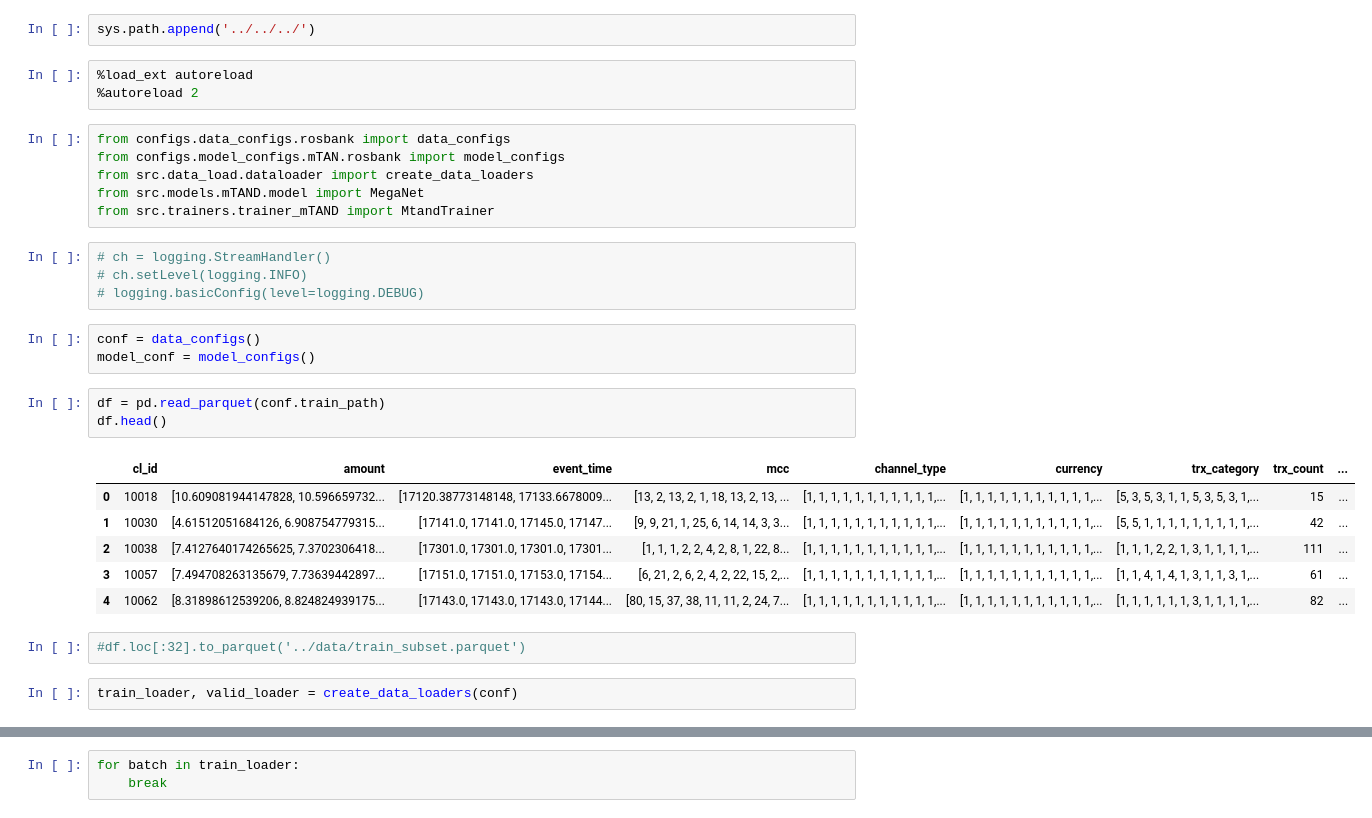
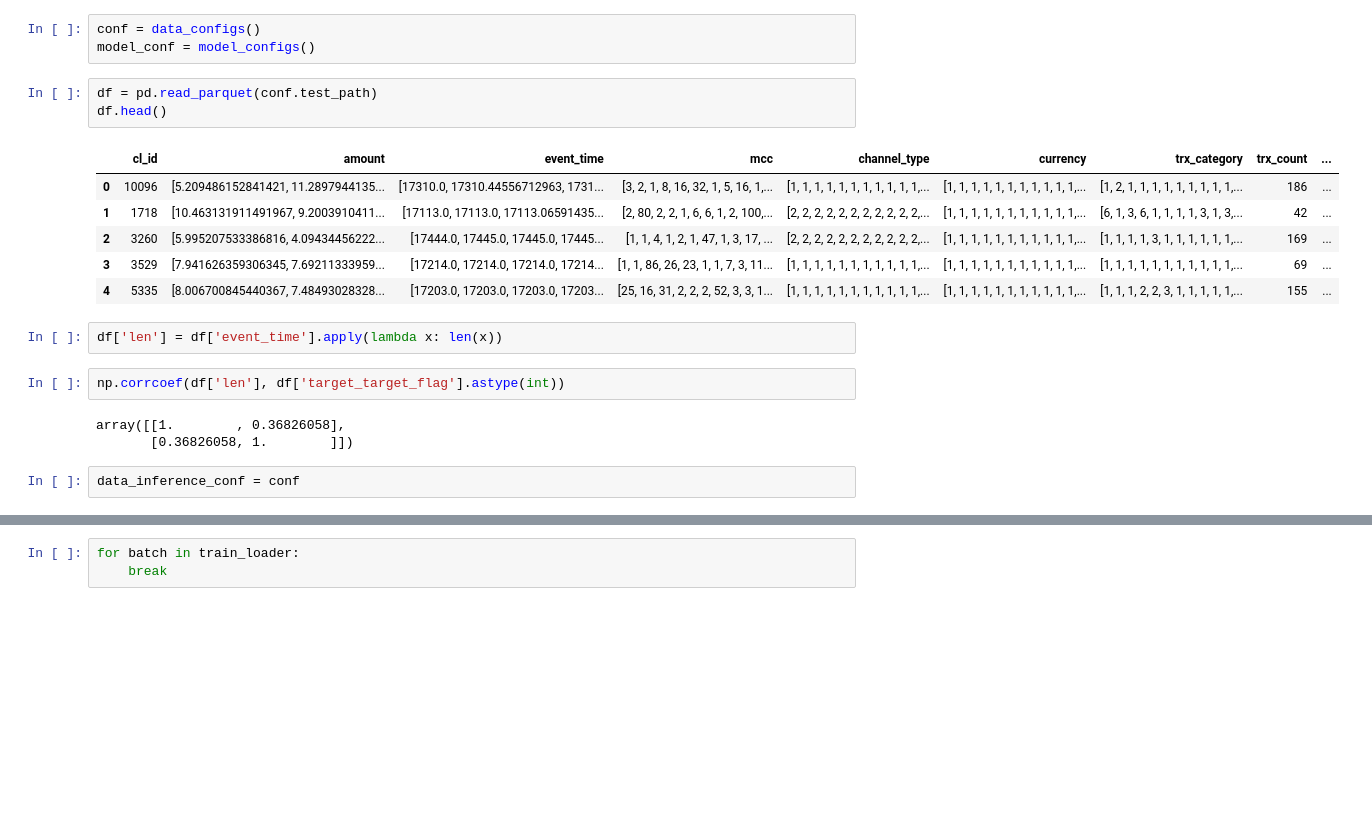
Before and after one commit to VityaVitalich/MLEM, a Jupyter notebook: experiments/rosbank/notebooks/testing.ipynb, the cells around one changed output, grey strips where cells are left out. Saved outputs shown, nothing was run; the diff lists cells and outputs as text; blank space fills up the shorter version.

Commit message:
Better loader, better configs, mtand updates

```diff
--- a/experiments/rosbank/notebooks/testing.ipynb
+++ b/experiments/rosbank/notebooks/testing.ipynb
@@ -17,32 +41,22 @@ import matplotlib.pyplot as plt
-# %%
-sys.path.append('../../../')
-# %%
-%load_ext autoreload
-%autoreload 2
-# %%
-from configs.data_configs.rosbank import data_configs
-from configs.model_configs.mTAN.rosbank import model_configs
-from src.data_load.dataloader import create_data_loaders
-from src.models.mTAND.model import MegaNet
-from src.trainers.trainer_mTAND import MtandTrainer
-# %%
-# ch = logging.StreamHandler()
-# ch.setLevel(logging.INFO)
-# logging.basicConfig(level=logging.DEBUG)
 # %%
 conf = data_configs()
 model_conf = model_configs()
 # %%
-df = pd.read_parquet(conf.train_path)
+df = pd.read_parquet(conf.test_path)
 df.head()
 # %% [output]
 |  | cl_id | amount | event_time | mcc | channel_type | currency | trx_category | trx_count | ... |
-| 0 | 10018 | [10.609081944147828, 10.596659732... | [17120.38773148148, 17133.6678009... | [13, 2, 13, 2, 1, 18, 13, 2, 13, ... | [1, 1, 1, 1, 1, 1, 1, 1, 1, 1, 1,... | [1, 1, 1, 1, 1, 1, 1, 1, 1, 1, 1,... | [5, 3, 5, 3, 1, 1, 5, 3, 5, 3, 1,... | 15 | ... |
-| 1 | 10030 | [4.61512051684126, 6.908754779315... | [17141.0, 17141.0, 17145.0, 17147... | [9, 9, 21, 1, 25, 6, 14, 14, 3, 3... | [1, 1, 1, 1, 1, 1, 1, 1, 1, 1, 1,... | [1, 1, 1, 1, 1, 1, 1, 1, 1, 1, 1,... | [5, 5, 1, 1, 1, 1, 1, 1, 1, 1, 1,... | 42 | ... |
-| 2 | 10038 | [7.4127640174265625, 7.3702306418... | [17301.0, 17301.0, 17301.0, 17301... | [1, 1, 1, 2, 2, 4, 2, 8, 1, 22, 8... | [1, 1, 1, 1, 1, 1, 1, 1, 1, 1, 1,... | [1, 1, 1, 1, 1, 1, 1, 1, 1, 1, 1,... | [1, 1, 1, 2, 2, 1, 3, 1, 1, 1, 1,... | 111 | ... |
-| 3 | 10057 | [7.494708263135679, 7.73639442897... | [17151.0, 17151.0, 17153.0, 17154... | [6, 21, 2, 6, 2, 4, 2, 22, 15, 2,... | [1, 1, 1, 1, 1, 1, 1, 1, 1, 1, 1,... | [1, 1, 1, 1, 1, 1, 1, 1, 1, 1, 1,... | [1, 1, 4, 1, 4, 1, 3, 1, 1, 3, 1,... | 61 | ... |
-| 4 | 10062 | [8.31898612539206, 8.824824939175... | [17143.0, 17143.0, 17143.0, 17144... | [80, 15, 37, 38, 11, 11, 2, 24, 7... | [1, 1, 1, 1, 1, 1, 1, 1, 1, 1, 1,... | [1, 1, 1, 1, 1, 1, 1, 1, 1, 1, 1,... | [1, 1, 1, 1, 1, 1, 3, 1, 1, 1, 1,... | 82 | ... |
+| 0 | 10096 | [5.209486152841421, 11.2897944135... | [17310.0, 17310.44556712963, 1731... | [3, 2, 1, 8, 16, 32, 1, 5, 16, 1,... | [1, 1, 1, 1, 1, 1, 1, 1, 1, 1, 1,... | [1, 1, 1, 1, 1, 1, 1, 1, 1, 1, 1,... | [1, 2, 1, 1, 1, 1, 1, 1, 1, 1, 1,... | 186 | ... |
+| 1 | 1718 | [10.463131911491967, 9.2003910411... | [17113.0, 17113.0, 17113.06591435... | [2, 80, 2, 2, 1, 6, 6, 1, 2, 100,... | [2, 2, 2, 2, 2, 2, 2, 2, 2, 2, 2,... | [1, 1, 1, 1, 1, 1, 1, 1, 1, 1, 1,... | [6, 1, 3, 6, 1, 1, 1, 1, 3, 1, 3,... | 42 | ... |
+| 2 | 3260 | [5.995207533386816, 4.09434456222... | [17444.0, 17445.0, 17445.0, 17445... | [1, 1, 4, 1, 2, 1, 47, 1, 3, 17, ... | [2, 2, 2, 2, 2, 2, 2, 2, 2, 2, 2,... | [1, 1, 1, 1, 1, 1, 1, 1, 1, 1, 1,... | [1, 1, 1, 1, 3, 1, 1, 1, 1, 1, 1,... | 169 | ... |
+| 3 | 3529 | [7.941626359306345, 7.69211333959... | [17214.0, 17214.0, 17214.0, 17214... | [1, 1, 86, 26, 23, 1, 1, 7, 3, 11... | [1, 1, 1, 1, 1, 1, 1, 1, 1, 1, 1,... | [1, 1, 1, 1, 1, 1, 1, 1, 1, 1, 1,... | [1, 1, 1, 1, 1, 1, 1, 1, 1, 1, 1,... | 69 | ... |
+| 4 | 5335 | [8.006700845440367, 7.48493028328... | [17203.0, 17203.0, 17203.0, 17203... | [25, 16, 31, 2, 2, 2, 52, 3, 3, 1... | [1, 1, 1, 1, 1, 1, 1, 1, 1, 1, 1,... | [1, 1, 1, 1, 1, 1, 1, 1, 1, 1, 1,... | [1, 1, 1, 2, 2, 3, 1, 1, 1, 1, 1,... | 155 | ... |
-# %%
-#df.loc[:32].to_parquet('../data/train_subset.parquet')
-# %%
-train_loader, valid_loader = create_data_loaders(conf)
+# %%
+df['len'] = df['event_time'].apply(lambda x: len(x))
+# %%
+np.corrcoef(df['len'], df['target_target_flag'].astype(int))
+# %% [output]
+array([[1.        , 0.36826058],
+       [0.36826058, 1.        ]])
+# %%
+data_inference_conf = conf
```
Also changed, not shown: parts of 53 cells of this notebook, 12 other files.
